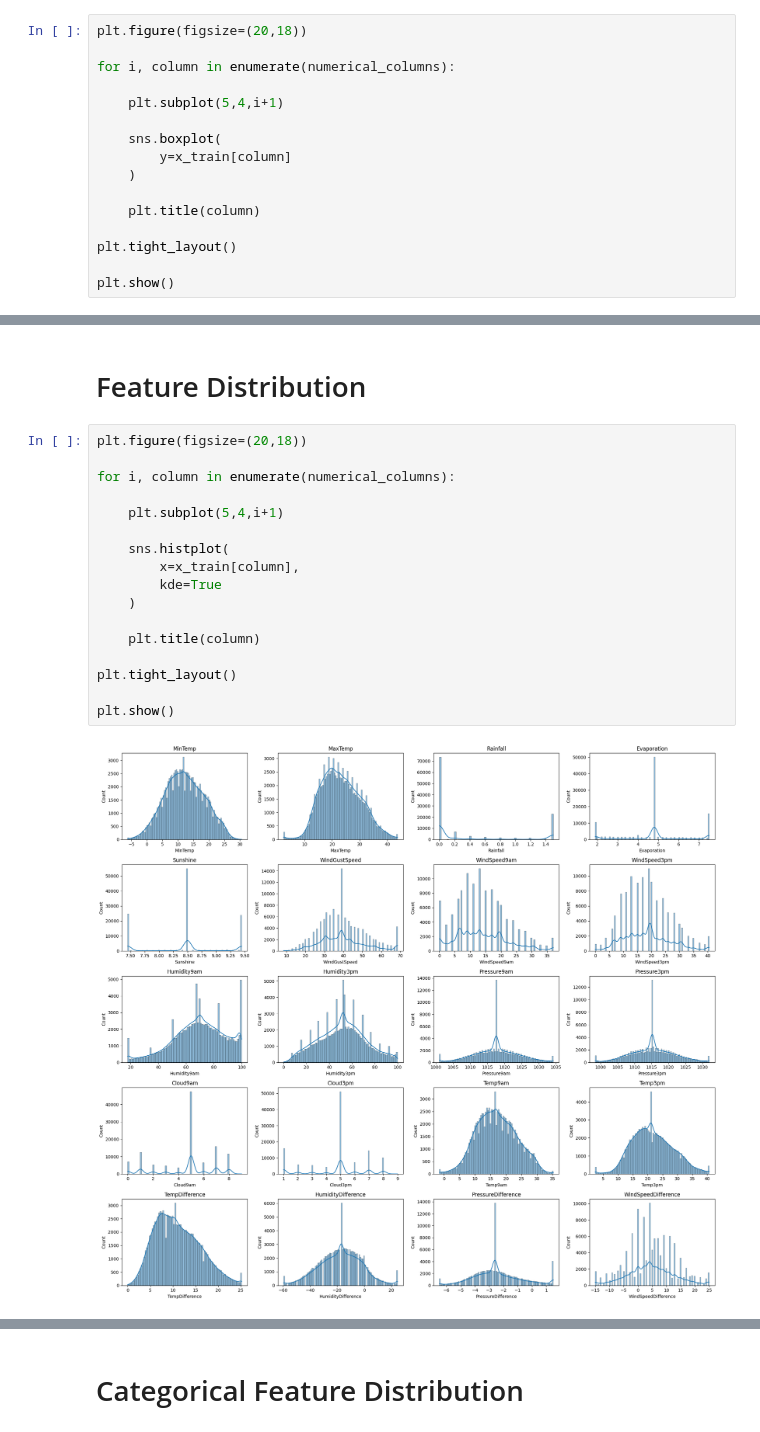
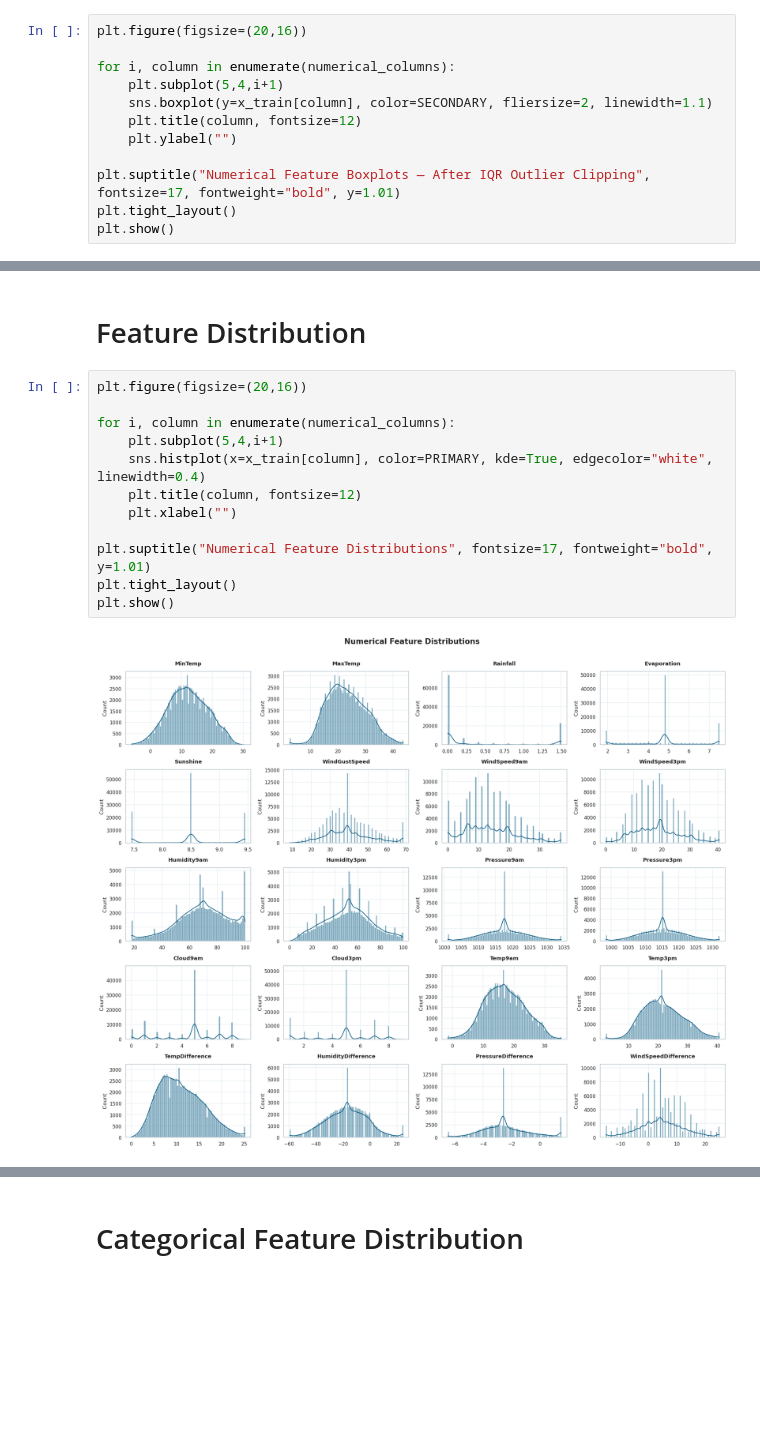
Before and after one commit to mohamed-tamer-UT/Rain-Prediction-ML, a Jupyter notebook: Notebook/RainPrediction_ML_Notebook.ipynb, the cells around one changed output, grey strips where cells are left out. Drawn from its saved outputs; the diff is of its cells as text; blank space fills up the shorter version.

```diff
--- a/Notebook/RainPrediction_ML_Notebook.ipynb
+++ b/Notebook/RainPrediction_ML_Notebook.ipynb
@@ -369,19 +421,15 @@ for column in numerical_columns:
 
     x_test[column] = x_test[column].clip(lower, upper)
 # %%
-plt.figure(figsize=(20,18))
+plt.figure(figsize=(20,16))
 
 for i, column in enumerate(numerical_columns):
+    plt.subplot(5,4,i+1)
+    sns.boxplot(y=x_train[column], color=SECONDARY, fliersize=2, linewidth=1.1)
+    plt.title(column, fontsize=12)
+    plt.ylabel("")
 
-    plt.subplot(5,4,i+1)
-
-    sns.boxplot(
-        y=x_train[column]
-    )
-
-    plt.title(column)
-
+plt.suptitle("Numerical Feature Boxplots — After IQR Outlier Clipping", fontsize=17, fontweight="bold", y=1.01)
 plt.tight_layout()
-
 plt.show()
 # %% [output]
@@ -393,21 +439,16 @@ Extreme values were capped using the IQR method to reduce their impact on model
 # %% [markdown]
 # Feature Distribution
 # %%
-plt.figure(figsize=(20,18))
+plt.figure(figsize=(20,16))
 
 for i, column in enumerate(numerical_columns):
+    plt.subplot(5,4,i+1)
+    sns.histplot(x=x_train[column], color=PRIMARY, kde=True, edgecolor="white", linewidth=0.4)
+    plt.title(column, fontsize=12)
+    plt.xlabel("")
 
-    plt.subplot(5,4,i+1)
-
-    sns.histplot(
-        x=x_train[column],
-        kde=True
-    )
-
-    plt.title(column)
-
+plt.suptitle("Numerical Feature Distributions", fontsize=17, fontweight="bold", y=1.01)
 plt.tight_layout()
-
 plt.show()
 # %% [output]
-[figure, old version]
+[figure, new version]
```
Also changed, not shown: parts of 40 cells of this notebook.
